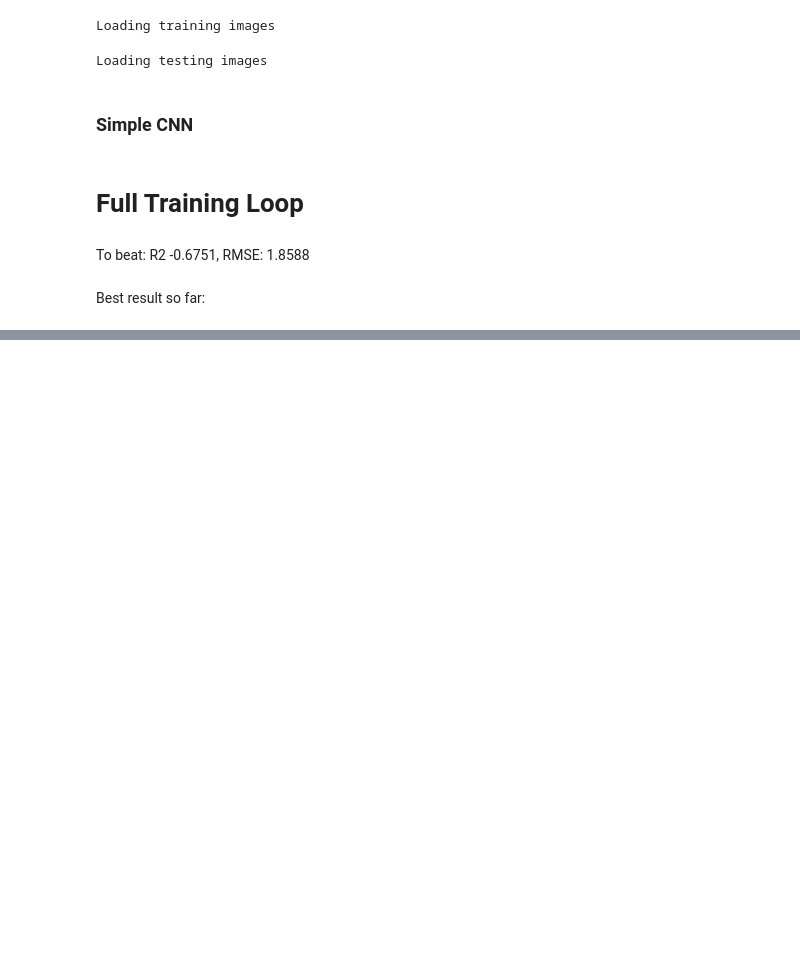
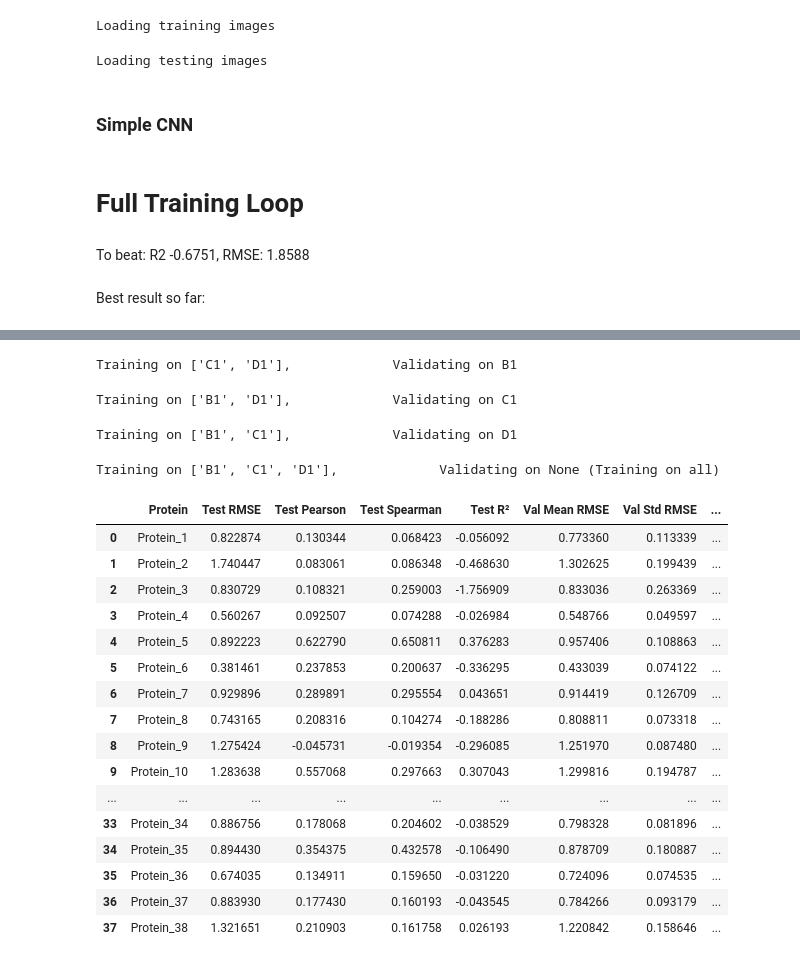
Before and after one commit to gblawrence03/CS909-materials, a Jupyter notebook: 2025/A2/test_output.ipynb, the cells around one changed output, grey strips where cells are left out. Saved outputs shown, nothing was run; the diff lists cells and outputs as text; code cells hidden in the pictures; blank space fills up the shorter version.

```diff
--- a/2025/A2/test_output.ipynb
+++ b/2025/A2/test_output.ipynb
@@ -435,0 +612,30 @@ Epoch [11/20] - Train Loss: 1.6064, Val Loss: 2.5752
+# %%
+resnext.fc = nn.Linear(num_features, 38)
+
+y_train = df_train[protein_names].to_numpy()
+y_test = df_test[protein_names].to_numpy()
+# print(y_train.to_numpy().shape)
+
+full_train_loop_all_proteins(resnext, train_transforms, num_epochs=1, batch_size=64, learning_rate=0.0001)
+# %% [output]
+Training on ['C1', 'D1'],             Validating on B1
+Training on ['B1', 'D1'],             Validating on C1
+Training on ['B1', 'C1'],             Validating on D1
+Training on ['B1', 'C1', 'D1'],             Validating on None (Training on all)
+|  | Protein | Test RMSE | Test Pearson | Test Spearman | Test R² | Val Mean RMSE | Val Std RMSE | ... |
+| 0 | Protein_1 | 0.822874 | 0.130344 | 0.068423 | -0.056092 | 0.773360 | 0.113339 | ... |
+| 1 | Protein_2 | 1.740447 | 0.083061 | 0.086348 | -0.468630 | 1.302625 | 0.199439 | ... |
+| 2 | Protein_3 | 0.830729 | 0.108321 | 0.259003 | -1.756909 | 0.833036 | 0.263369 | ... |
+| 3 | Protein_4 | 0.560267 | 0.092507 | 0.074288 | -0.026984 | 0.548766 | 0.049597 | ... |
+| 4 | Protein_5 | 0.892223 | 0.622790 | 0.650811 | 0.376283 | 0.957406 | 0.108863 | ... |
+| 5 | Protein_6 | 0.381461 | 0.237853 | 0.200637 | -0.336295 | 0.433039 | 0.074122 | ... |
+| 6 | Protein_7 | 0.929896 | 0.289891 | 0.295554 | 0.043651 | 0.914419 | 0.126709 | ... |
+| 7 | Protein_8 | 0.743165 | 0.208316 | 0.104274 | -0.188286 | 0.808811 | 0.073318 | ... |
+| 8 | Protein_9 | 1.275424 | -0.045731 | -0.019354 | -0.296085 | 1.251970 | 0.087480 | ... |
+| 9 | Protein_10 | 1.283638 | 0.557068 | 0.297663 | 0.307043 | 1.299816 | 0.194787 | ... |
+| ... | ... | ... | ... | ... | ... | ... | ... | ... |
+| 33 | Protein_34 | 0.886756 | 0.178068 | 0.204602 | -0.038529 | 0.798328 | 0.081896 | ... |
+| 34 | Protein_35 | 0.894430 | 0.354375 | 0.432578 | -0.106490 | 0.878709 | 0.180887 | ... |
+| 35 | Protein_36 | 0.674035 | 0.134911 | 0.159650 | -0.031220 | 0.724096 | 0.074535 | ... |
+| 36 | Protein_37 | 0.883930 | 0.177430 | 0.160193 | -0.043545 | 0.784266 | 0.093179 | ... |
+| 37 | Protein_38 | 1.321651 | 0.210903 | 0.161758 | 0.026193 | 1.220842 | 0.158646 | ... |
```
Also changed, not shown: parts of 8 cells of this notebook, 4 other files.
